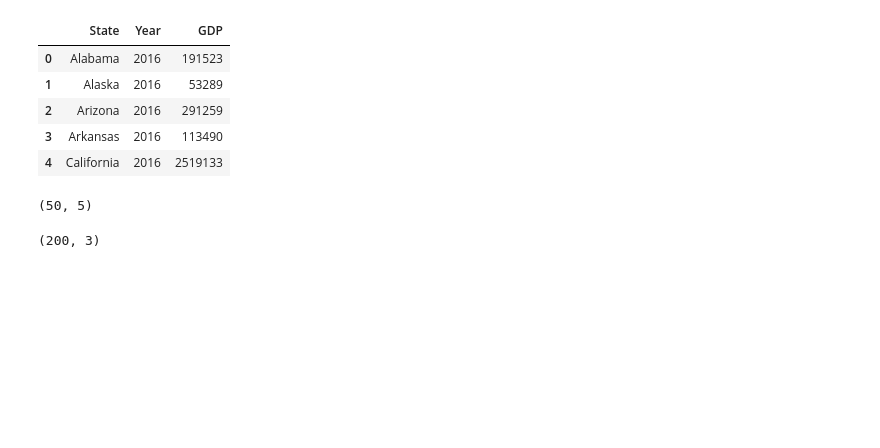
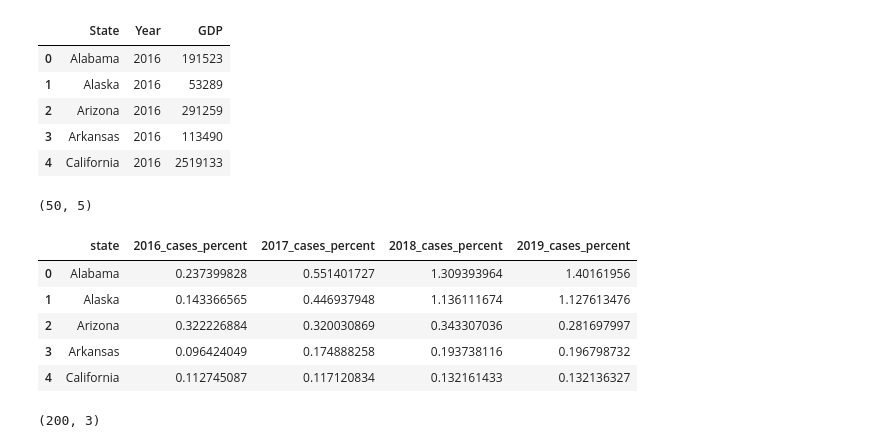
Before and after one commit to lindsera1/GoingViral, a Jupyter notebook: mlr_cleanup.ipynb, the cells around one changed output. Drawn from its saved outputs; the diff is of its cells as text; code cells hidden in the pictures; blank space fills up the shorter version.

```diff
--- a/mlr_cleanup.ipynb
+++ b/mlr_cleanup.ipynb
@@ -44,9 +53,16 @@ gdp_df1.head()
 # %%
 # Importing flu from the database
 flu_df = pd.read_sql_query("select * from flu_percentages" , con=engine)
 print(flu_df.shape)
+flu_df.head()
 # %% [output]
 (50, 5)
+|  | state | 2016_cases_percent | 2017_cases_percent | 2018_cases_percent | 2019_cases_percent |
+| 0 | Alabama | 0.237399828 | 0.551401727 | 1.309393964 | 1.40161956 |
+| 1 | Alaska | 0.143366565 | 0.446937948 | 1.136111674 | 1.127613476 |
+| 2 | Arizona | 0.322226884 | 0.320030869 | 0.343307036 | 0.281697997 |
+| 3 | Arkansas | 0.096424049 | 0.174888258 | 0.193738116 | 0.196798732 |
+| 4 | California | 0.112745087 | 0.117120834 | 0.132161433 | 0.132136327 |
 # %%
 # Renaming the columns
 flu_df.rename(columns = {'state':'State','2016_cases_percent':'2016','2017_cases_percent':'2017','2018_cases_percent':'2018','2019_cases_percent':'2019'}, inplace = True)
```
Also changed, not shown: parts of 23 cells of this notebook.
